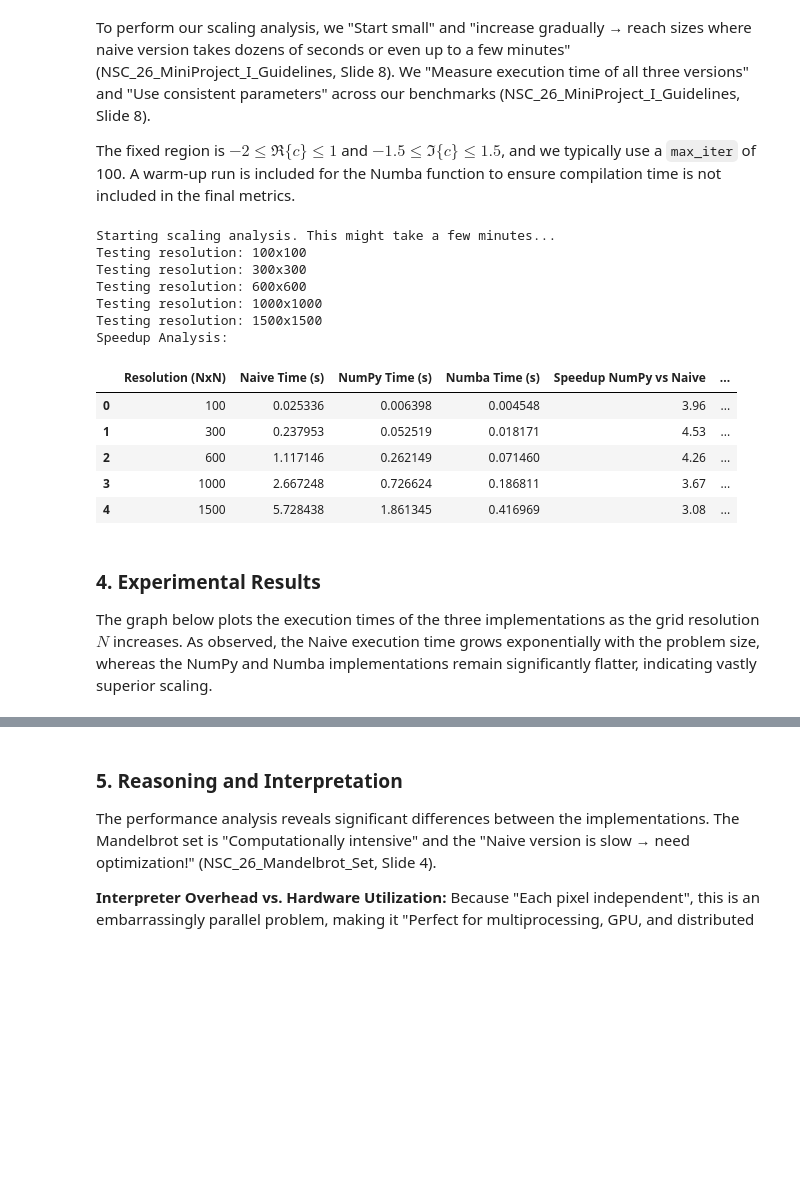
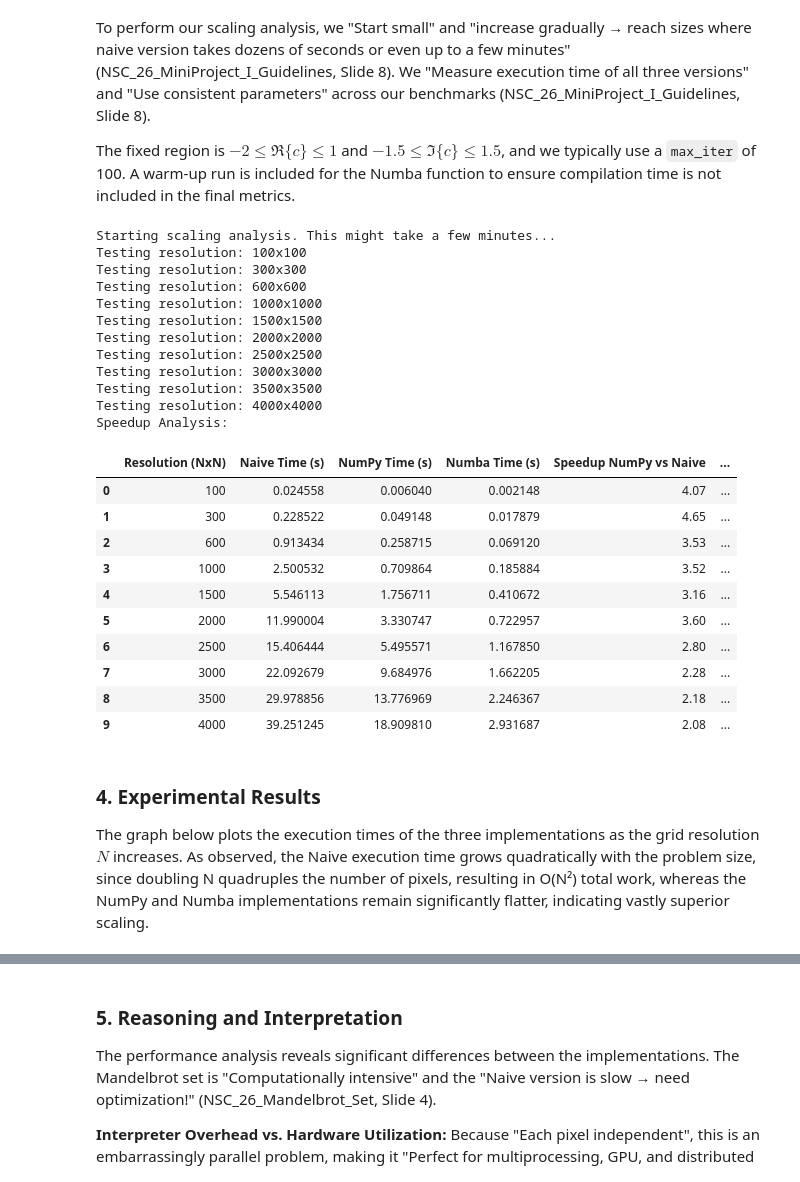
Before and after one commit to MateCle/NSC_Course_MiniProject, a Jupyter notebook: Mandelbrot_set.ipynb, the cells around one changed output, grey strips where cells are left out. Drawn from its saved outputs; the diff is of its cells as text; code cells hidden in the pictures; blank space fills up the shorter version.

```diff
--- a/Mandelbrot_set.ipynb
+++ b/Mandelbrot_set.ipynb
@@ -183,7 +183,7 @@ The fixed region is $-2\le\mathfrak{R}\{c\}\le1$ and $-1.5\le\mathfrak{I}\{c\}\l
 import pandas as pd
 
 # Sweep parameter: gradually increasing grid resolutions (N x N)
-resolutions = [100, 300, 600, 1000, 1500]
+resolutions = [100, 300, 600, 1000, 1500, 2000, 2500, 3000, 3500, 4000]
 results = []
 
 print("Starting scaling analysis. This might take a few minutes...")
@@ -215,41 +215,51 @@ for N in resolutions:
     })
 
 # Create DataFrame and export to CSV as required
 df_results = pd.DataFrame(results)
 
 df_results['Speedup NumPy vs Naive'] = (
     df_results['Naive Time (s)'] / df_results['NumPy Time (s)']
 ).round(2)
 
 df_results['Speedup Numba vs Naive'] = (
     df_results['Naive Time (s)'] / df_results['Numba Time (s)']
 ).round(2)
 
 df_results['Speedup Numba vs NumPy'] = (
     df_results['NumPy Time (s)'] / df_results['Numba Time (s)']
 ).round(2)
 
 print("Speedup Analysis:")
 display(df_results)
 
 df_results.to_csv('timing_results.csv', index=False)
 # %% [output]
 Starting scaling analysis. This might take a few minutes...
 Testing resolution: 100x100
 Testing resolution: 300x300
 Testing resolution: 600x600
 Testing resolution: 1000x1000
 Testing resolution: 1500x1500
+Testing resolution: 2000x2000
+Testing resolution: 2500x2500
+Testing resolution: 3000x3000
+Testing resolution: 3500x3500
+Testing resolution: 4000x4000
 Speedup Analysis:
 |  | Resolution (NxN) | Naive Time (s) | NumPy Time (s) | Numba Time (s) | Speedup NumPy vs Naive | ... |
-| 0 | 100 | 0.025336 | 0.006398 | 0.004548 | 3.96 | ... |
-| 1 | 300 | 0.237953 | 0.052519 | 0.018171 | 4.53 | ... |
-| 2 | 600 | 1.117146 | 0.262149 | 0.071460 | 4.26 | ... |
-| 3 | 1000 | 2.667248 | 0.726624 | 0.186811 | 3.67 | ... |
-| 4 | 1500 | 5.728438 | 1.861345 | 0.416969 | 3.08 | ... |
+| 0 | 100 | 0.024558 | 0.006040 | 0.002148 | 4.07 | ... |
+| 1 | 300 | 0.228522 | 0.049148 | 0.017879 | 4.65 | ... |
+| 2 | 600 | 0.913434 | 0.258715 | 0.069120 | 3.53 | ... |
+| 3 | 1000 | 2.500532 | 0.709864 | 0.185884 | 3.52 | ... |
+| 4 | 1500 | 5.546113 | 1.756711 | 0.410672 | 3.16 | ... |
+| 5 | 2000 | 11.990004 | 3.330747 | 0.722957 | 3.60 | ... |
+| 6 | 2500 | 15.406444 | 5.495571 | 1.167850 | 2.80 | ... |
+| 7 | 3000 | 22.092679 | 9.684976 | 1.662205 | 2.28 | ... |
+| 8 | 3500 | 29.978856 | 13.776969 | 2.246367 | 2.18 | ... |
+| 9 | 4000 | 39.251245 | 18.909810 | 2.931687 | 2.08 | ... |
 # %% [markdown]
 ### 4. Experimental Results
-The graph below plots the execution times of the three implementations as the grid resolution $N$ increases. As observed, the Naive execution time grows exponentially with the problem size, whereas the NumPy and Numba implementations remain significantly flatter, indicating vastly superior scaling.
+The graph below plots the execution times of the three implementations as the grid resolution $N$ increases. As observed, the Naive execution time grows quadratically with the problem size, since doubling N quadruples the number of pixels, resulting in O(N²) total work, whereas the NumPy and Numba implementations remain significantly flatter, indicating vastly superior scaling.
 # %%
 # Plotting the scaling analysis
 plt.figure(figsize=(10, 6))
```
Also changed, not shown: parts of 6 cells of this notebook, 1 other file.
